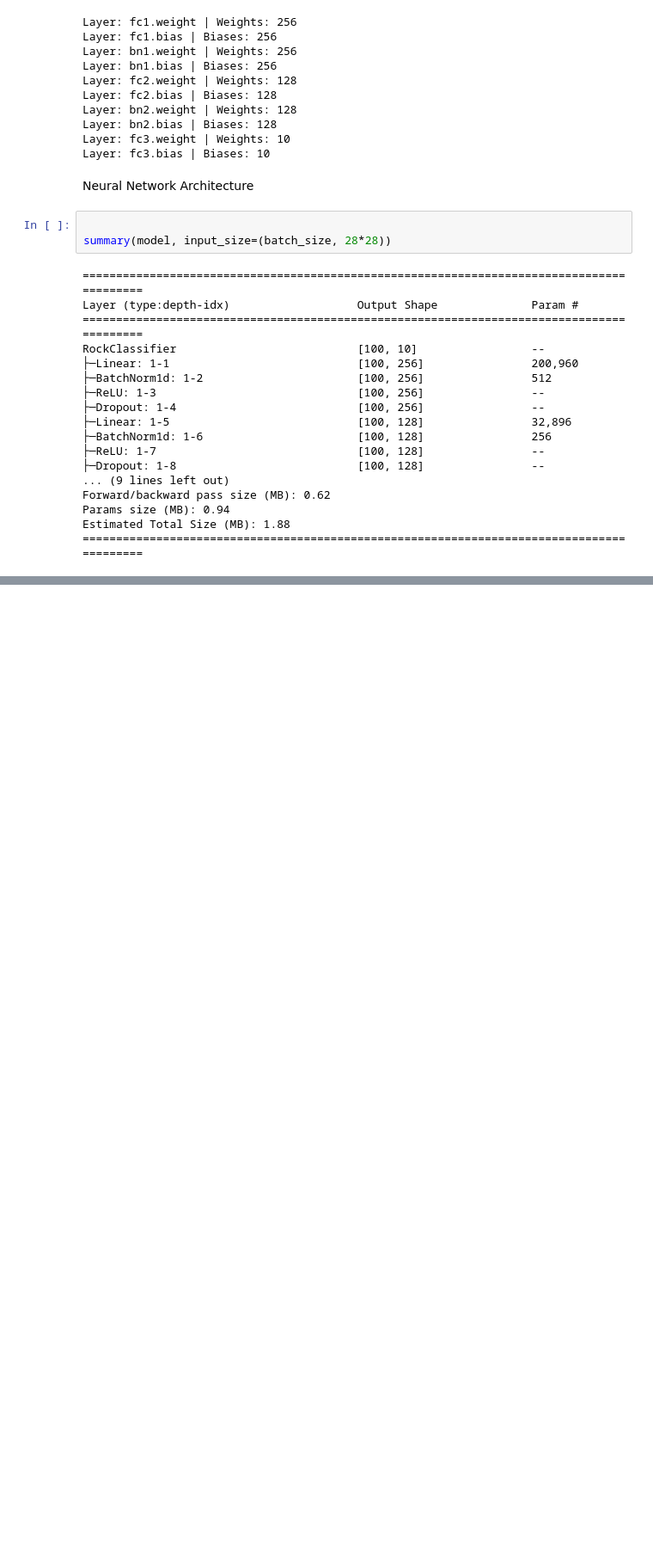
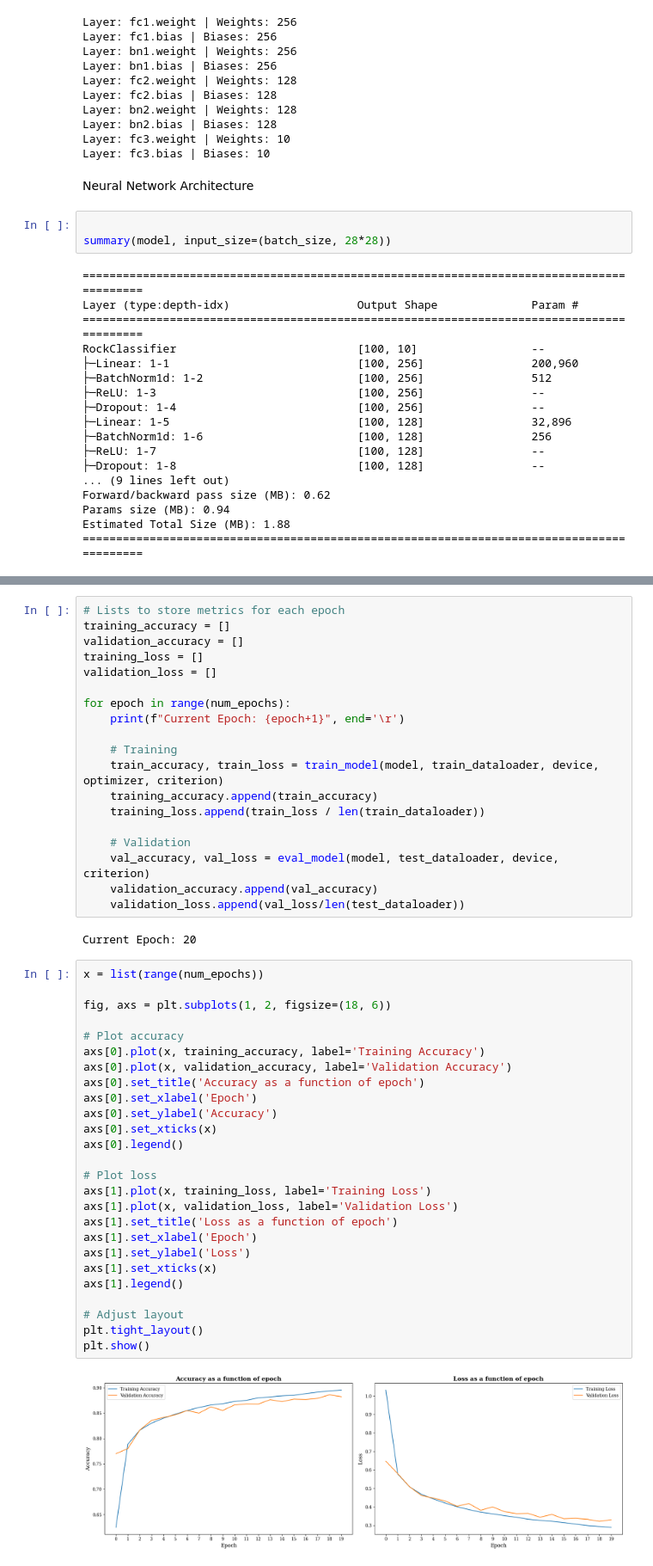
Before and after one commit to jackyeung99/Applied_Machine_Learning, a Jupyter notebook: Assignment03/03_Q2.ipynb, the cells around one changed output, grey strips where cells are left out. Shown at 86% size. Drawn from its saved outputs; the diff is of its cells as text; blank space fills up the shorter version.

```diff
--- a/Assignment03/03_Q2.ipynb
+++ b/Assignment03/03_Q2.ipynb
@@ -817,0 +869,49 @@ Estimated Total Size (MB): 1.88
+# %%
+# Lists to store metrics for each epoch
+training_accuracy = []
+validation_accuracy = []
+training_loss = []
+validation_loss = []
+
+for epoch in range(num_epochs):
+    print(f"Current Epoch: {epoch+1}", end='\r')
+
+    # Training
+    train_accuracy, train_loss = train_model(model, train_dataloader, device, optimizer, criterion)
+    training_accuracy.append(train_accuracy)
+    training_loss.append(train_loss / len(train_dataloader))
+
+    # Validation
+    val_accuracy, val_loss = eval_model(model, test_dataloader, device, criterion)
+    validation_accuracy.append(val_accuracy)
+    validation_loss.append(val_loss/len(test_dataloader))
+# %% [output]
+Current Epoch: 20
+# %%
+x = list(range(num_epochs))
+
+fig, axs = plt.subplots(1, 2, figsize=(18, 6))
+
+# Plot accuracy
+axs[0].plot(x, training_accuracy, label='Training Accuracy')
+axs[0].plot(x, validation_accuracy, label='Validation Accuracy')
+axs[0].set_title('Accuracy as a function of epoch')
+axs[0].set_xlabel('Epoch')
+axs[0].set_ylabel('Accuracy')
+axs[0].set_xticks(x)
+axs[0].legend()
+
+# Plot loss
+axs[1].plot(x, training_loss, label='Training Loss')
+axs[1].plot(x, validation_loss, label='Validation Loss')
+axs[1].set_title('Loss as a function of epoch')
+axs[1].set_xlabel('Epoch')
+axs[1].set_ylabel('Loss')
+axs[1].set_xticks(x)
+axs[1].legend()
+
+# Adjust layout
+plt.tight_layout()
+plt.show()
+# %% [output]
+[figure, added]
```
Also changed, not shown: parts of 11 cells of this notebook, 1 other file.
